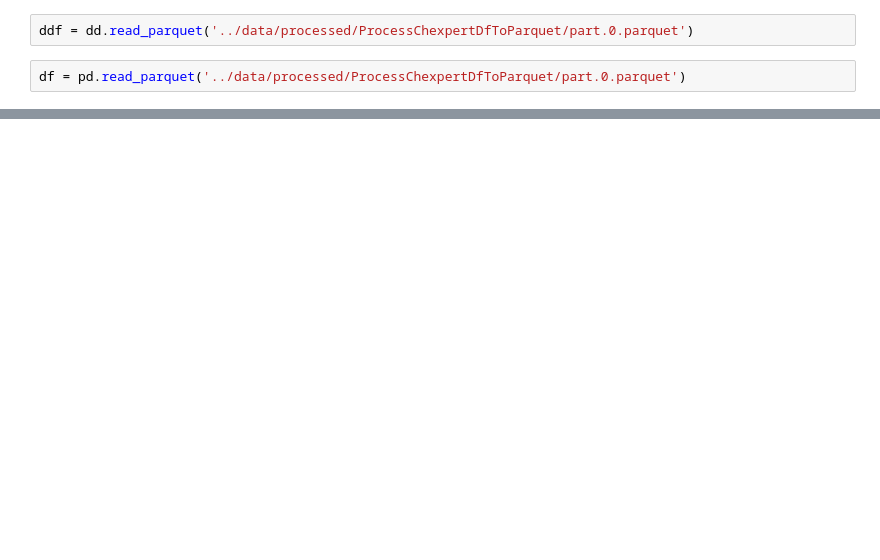
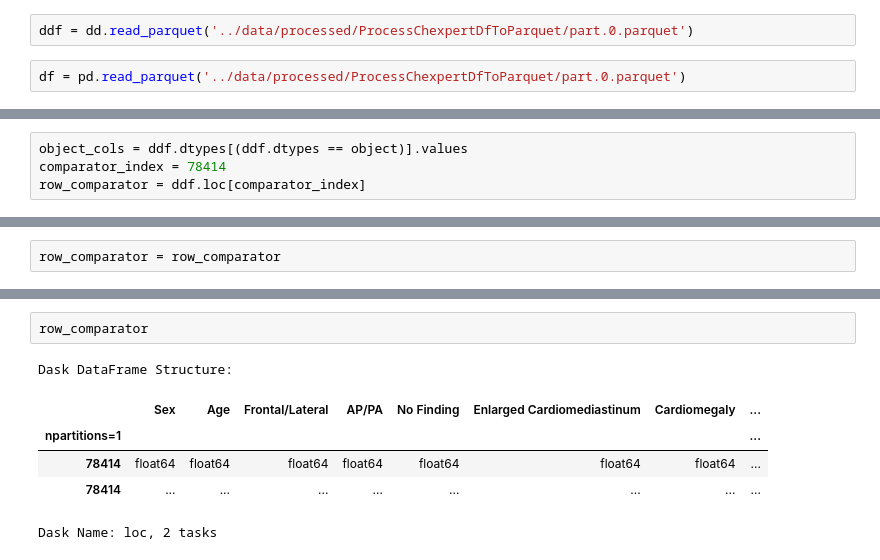
Before and after one commit to woodytwoshoes/Radio-Star, a Jupyter notebook: notebooks/FindSimilar_withDask.ipynb, the cells around one changed output, grey strips where cells are left out. Drawn from its saved outputs; the diff is of its cells as text; blank space fills up the shorter version.

```diff
--- a/notebooks/FindSimilar_withDask.ipynb
+++ b/notebooks/FindSimilar_withDask.ipynb
@@ -312,0 +115,4 @@ df_raw.loc[similar_features_idx[argsorted][0]]
+# %%
+object_cols = ddf.dtypes[(ddf.dtypes == object)].values
+comparator_index = 78414
+row_comparator = ddf.loc[comparator_index]
@@ -312,0 +246,2 @@ df_raw.loc[similar_features_idx[argsorted][0]]
+# %%
+row_comparator = row_comparator
@@ -312,0 +336,9 @@ df_raw.loc[similar_features_idx[argsorted][0]]
+# %%
+row_comparator
+# %% [output]
+Dask DataFrame Structure:
+|  | Sex | Age | Frontal/Lateral | AP/PA | No Finding | Enlarged Cardiomediastinum | Cardiomegaly | ... |
+| npartitions=1 |  |  |  |  |  |  |  | ... |
+| 78414 | float64 | float64 | float64 | float64 | float64 | float64 | float64 | ... |
+| 78414 | ... | ... | ... | ... | ... | ... | ... | ... |
+Dask Name: loc, 2 tasks
```
Also changed, not shown: parts of 85 cells of this notebook, 2 other files.
